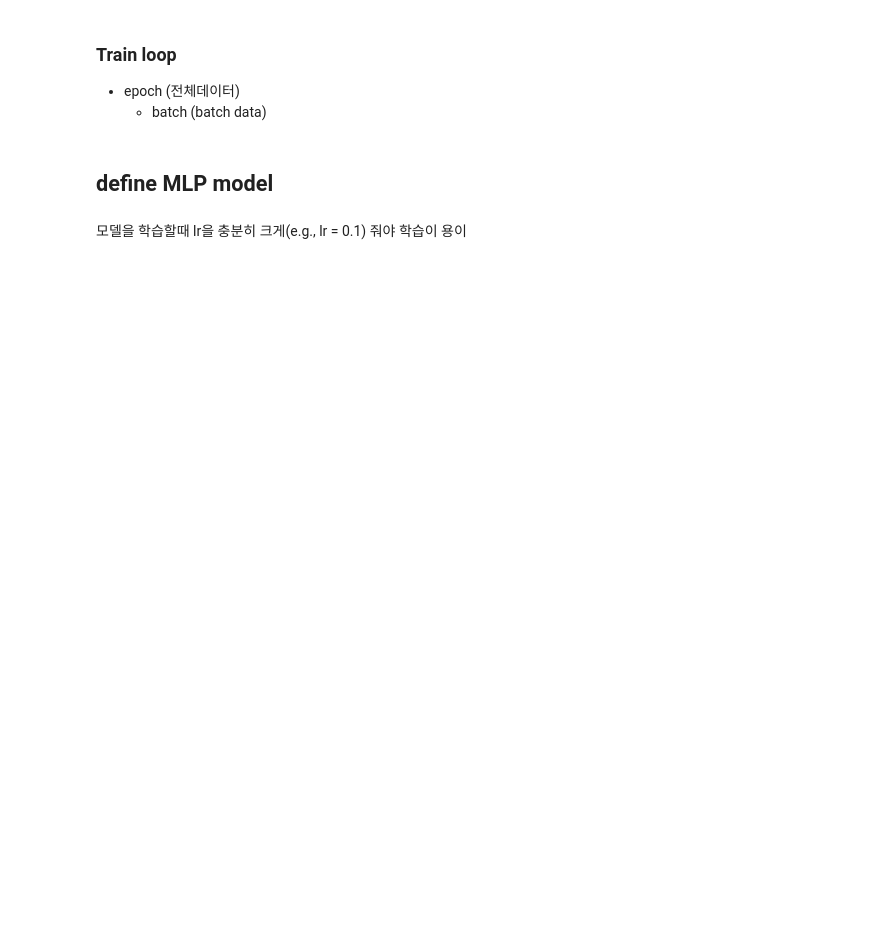
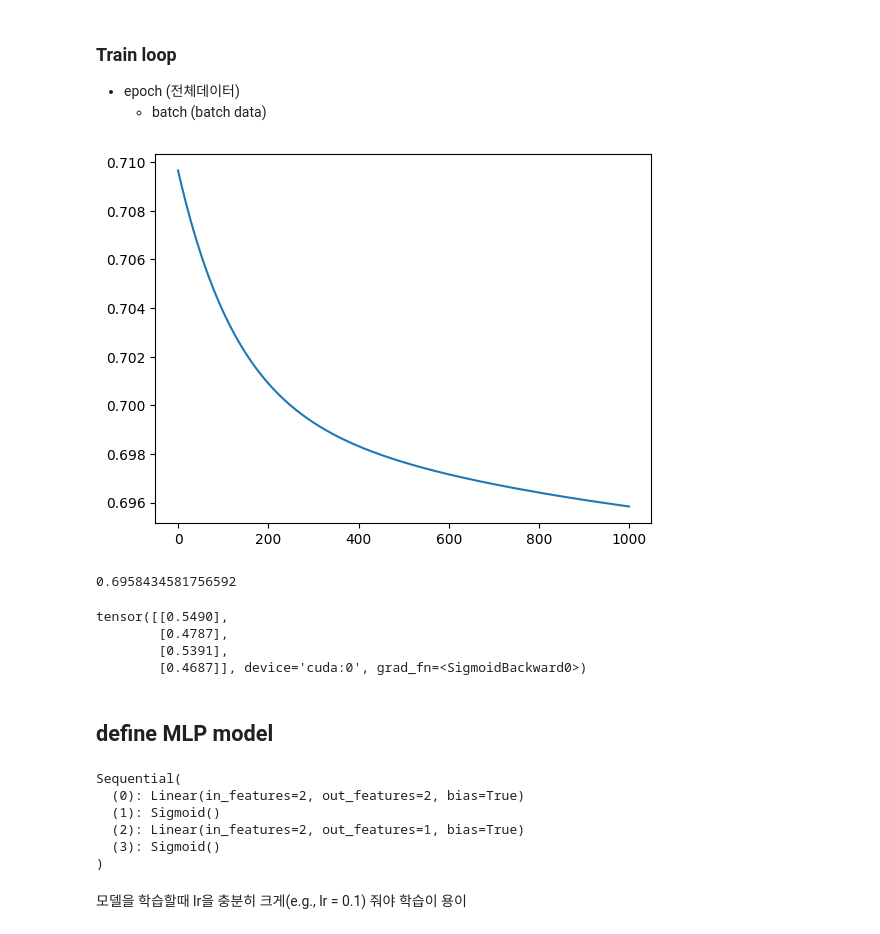
Before and after one commit to dbstj1231/2023_AI_Academy_ASR, a Jupyter notebook: 2_MLP.ipynb, the cells around one changed output. Saved outputs shown, nothing was run; the diff lists cells and outputs as text; code cells hidden in the pictures; blank space fills up the shorter version.

```diff
--- a/2_MLP.ipynb
+++ b/2_MLP.ipynb
@@ -93,4 +140,58 @@ Define loss function and optimizer
+# %%
+# Train loop
+from tqdm.auto import tqdm
+
+# epoch
+n_epoch= 10**4
+
+# model to device
+model.to(device)
+X = X.to(device)
+Y = Y.to(device)
+
+# loss tracking
+losses = []
+
+
+#training loop
+for epoch in tqdm(range(n_epoch)):
+  # gradient init
+  optim.zero_grad()
+
+  # prediction
+  pred = model(X)
+
+  # loss
+  loss = loss_fn(pred, Y)
+
+  # gradient backpropagation
+  loss.backward()
+
+  # loss tracking
+  if epoch % 10 ==0:
+    losses.append(loss.item())
+
+  # model parameter update
+  optim.step()
+# %%
+# check loss
+import matplotlib.pyplot as plt
+%matplotlib inline
+
+plt.plot(losses)
+plt.show()
+
+print(losses[-1])
+# %% [output]
+[figure, added]
+0.6958434581756592
 # %%
 # Inference
+model(X)
+# %% [output]
+tensor([[0.5490],
+        [0.4787],
+        [0.5391],
+        [0.4687]], device='cuda:0', grad_fn=<SigmoidBackward0>)
 # %% [markdown]
 ## define MLP model
@@ -99,3 +206,12 @@ Define loss function and optimizer
+# %%
+mlp_model
+# %% [output]
+Sequential(
+  (0): Linear(in_features=2, out_features=2, bias=True)
+  (1): Sigmoid()
+  (2): Linear(in_features=2, out_features=1, bias=True)
+  (3): Sigmoid()
+)
 # %% [markdown]
 모델을 학습할때 lr을 충분히 크게(e.g., lr = 0.1) 줘야 학습이 용이
 # %%
```
Also changed, not shown: parts of 26 cells of this notebook, 2 other files.
